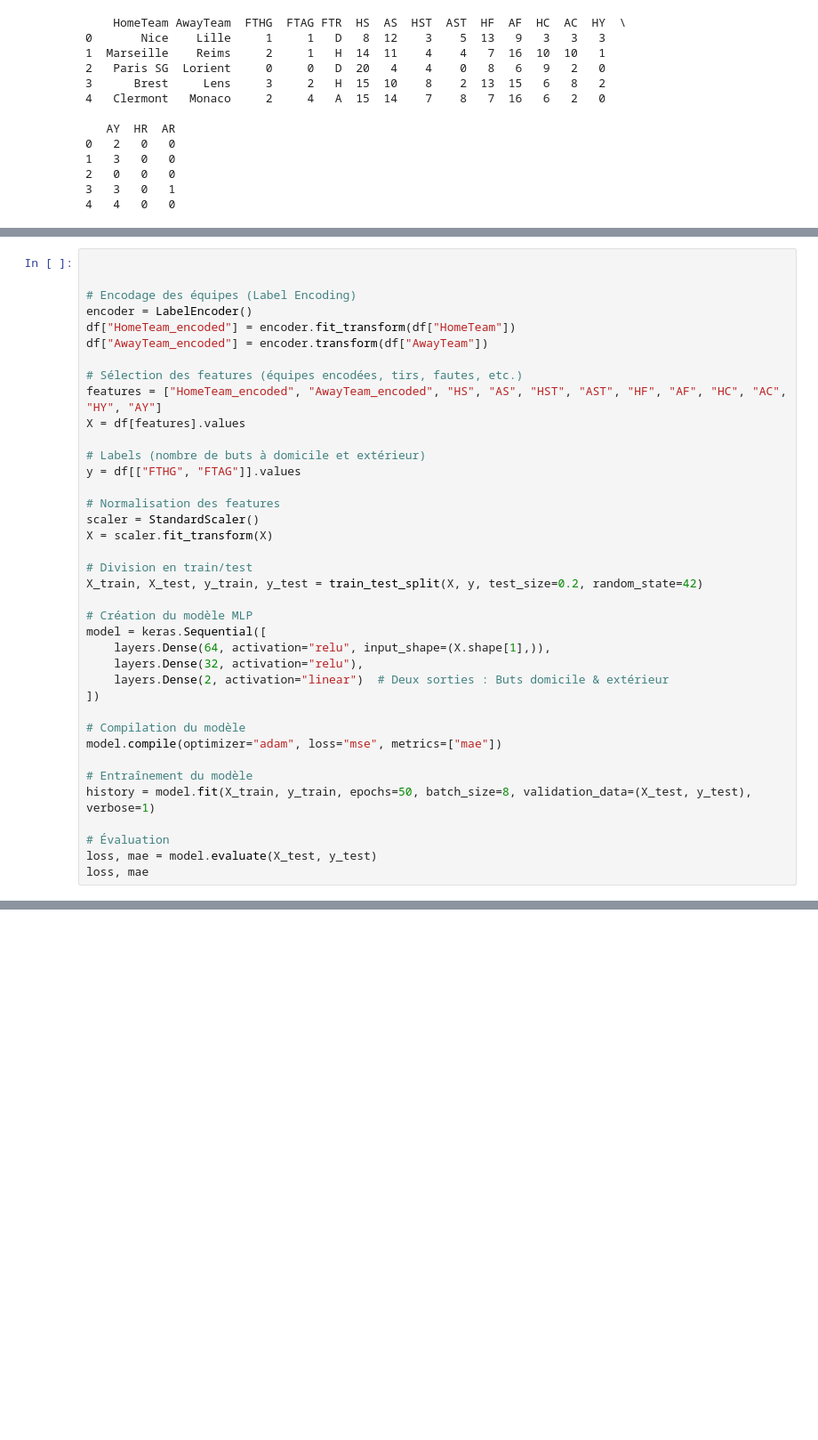
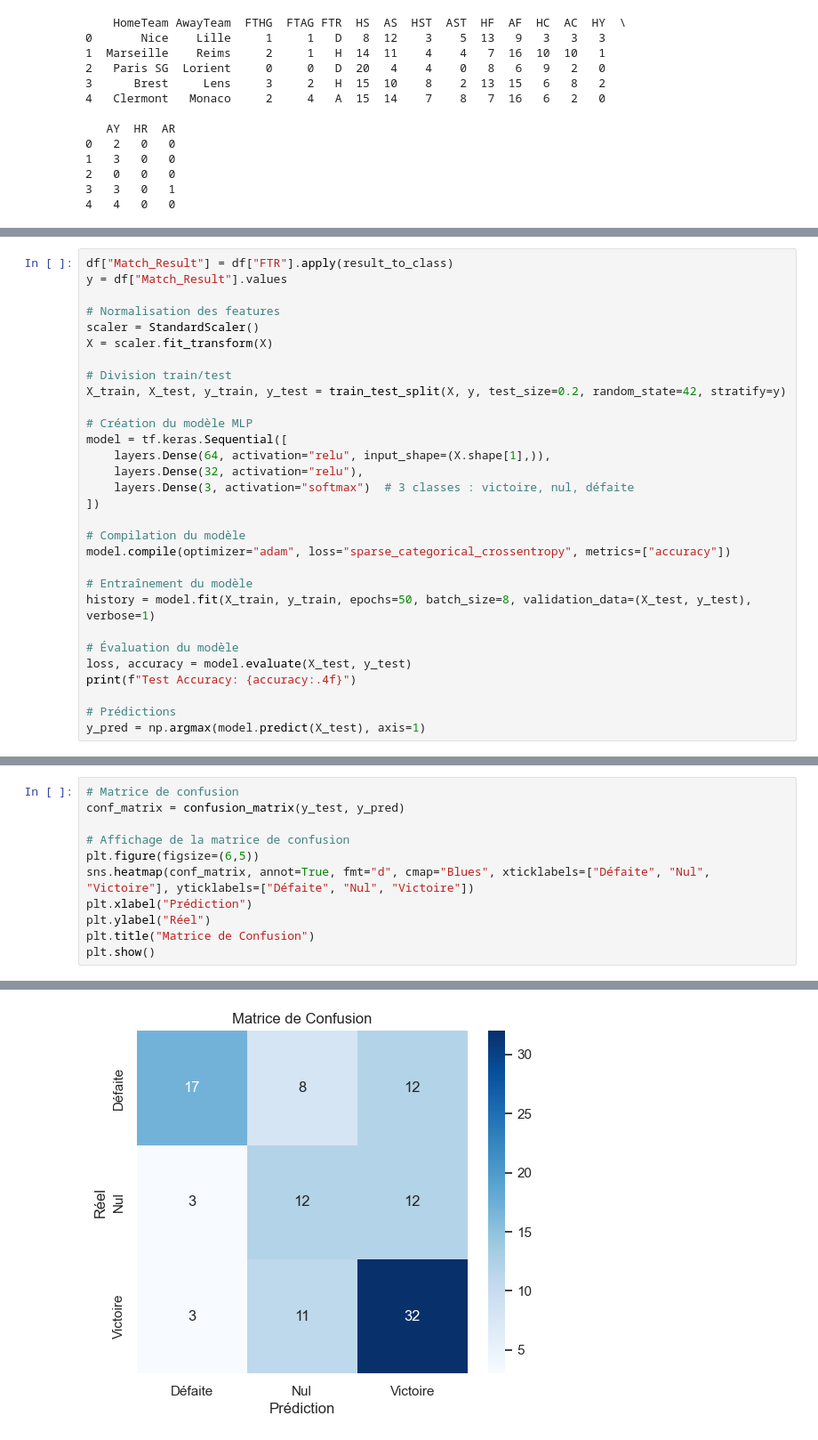
Before and after one commit to ChloeLarroze/Sport_prediction, a Jupyter notebook: football/first_league.ipynb, the cells around one changed output, grey strips where cells are left out. Shown at 89% size. Saved outputs shown, nothing was run; the diff lists cells and outputs as text; blank space fills up the shorter version.

```diff
--- a/football/first_league.ipynb
+++ b/football/first_league.ipynb
@@ -176,40 +156,32 @@ Passing `palette` without assigning `hue` is deprecated and will be removed in v
 # %%
-
-
-# Encodage des équipes (Label Encoding)
-encoder = LabelEncoder()
-df["HomeTeam_encoded"] = encoder.fit_transform(df["HomeTeam"])
-df["AwayTeam_encoded"] = encoder.transform(df["AwayTeam"])
-
-# Sélection des features (équipes encodées, tirs, fautes, etc.)
-features = ["HomeTeam_encoded", "AwayTeam_encoded", "HS", "AS", "HST", "AST", "HF", "AF", "HC", "AC", "HY", "AY"]
-X = df[features].values
-
-# Labels (nombre de buts à domicile et extérieur)
-y = df[["FTHG", "FTAG"]].values
+df["Match_Result"] = df["FTR"].apply(result_to_class)
+y = df["Match_Result"].values
 
 # Normalisation des features
 scaler = StandardScaler()
 X = scaler.fit_transform(X)
 
-# Division en train/test
-X_train, X_test, y_train, y_test = train_test_split(X, y, test_size=0.2, random_state=42)
+# Division train/test
+X_train, X_test, y_train, y_test = train_test_split(X, y, test_size=0.2, random_state=42, stratify=y)
 
 # Création du modèle MLP
-model = keras.Sequential([
+model = tf.keras.Sequential([
     layers.Dense(64, activation="relu", input_shape=(X.shape[1],)),
     layers.Dense(32, activation="relu"),
-    layers.Dense(2, activation="linear")  # Deux sorties : Buts domicile & extérieur
+    layers.Dense(3, activation="softmax")  # 3 classes : victoire, nul, défaite
 ])
 
 # Compilation du modèle
-model.compile(optimizer="adam", loss="mse", metrics=["mae"])
+model.compile(optimizer="adam", loss="sparse_categorical_crossentropy", metrics=["accuracy"])
 
 # Entraînement du modèle
 history = model.fit(X_train, y_train, epochs=50, batch_size=8, validation_data=(X_test, y_test), verbose=1)
 
-# Évaluation
-loss, mae = model.evaluate(X_test, y_test)
-loss, mae
+# Évaluation du modèle
+loss, accuracy = model.evaluate(X_test, y_test)
+print(f"Test Accuracy: {accuracy:.4f}")
+
+# Prédictions
+y_pred = np.argmax(model.predict(X_test), axis=1)
 # %% [output]
 Epoch 1/50
@@ -273,0 +205,12 @@ plt.show()
+# %%
+# Matrice de confusion
+conf_matrix = confusion_matrix(y_test, y_pred)
+
+# Affichage de la matrice de confusion
+plt.figure(figsize=(6,5))
+sns.heatmap(conf_matrix, annot=True, fmt="d", cmap="Blues", xticklabels=["Défaite", "Nul", "Victoire"], yticklabels=["Défaite", "Nul", "Victoire"])
+plt.xlabel("Prédiction")
+plt.ylabel("Réel")
+plt.title("Matrice de Confusion")
+plt.show()
+# %% [output]
@@ -273,0 +220 @@ plt.show()
+[figure, added]
```
Also changed, not shown: parts of 6 cells of this notebook, 1 other file.
